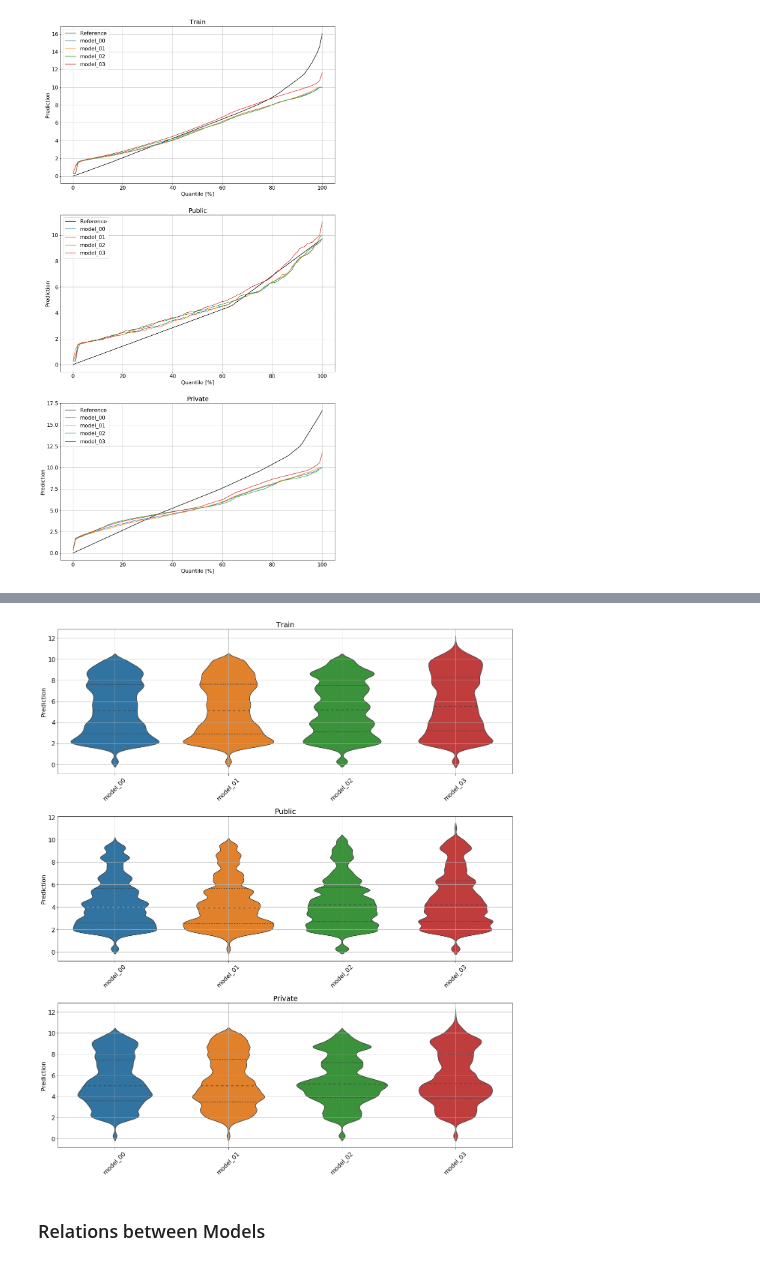
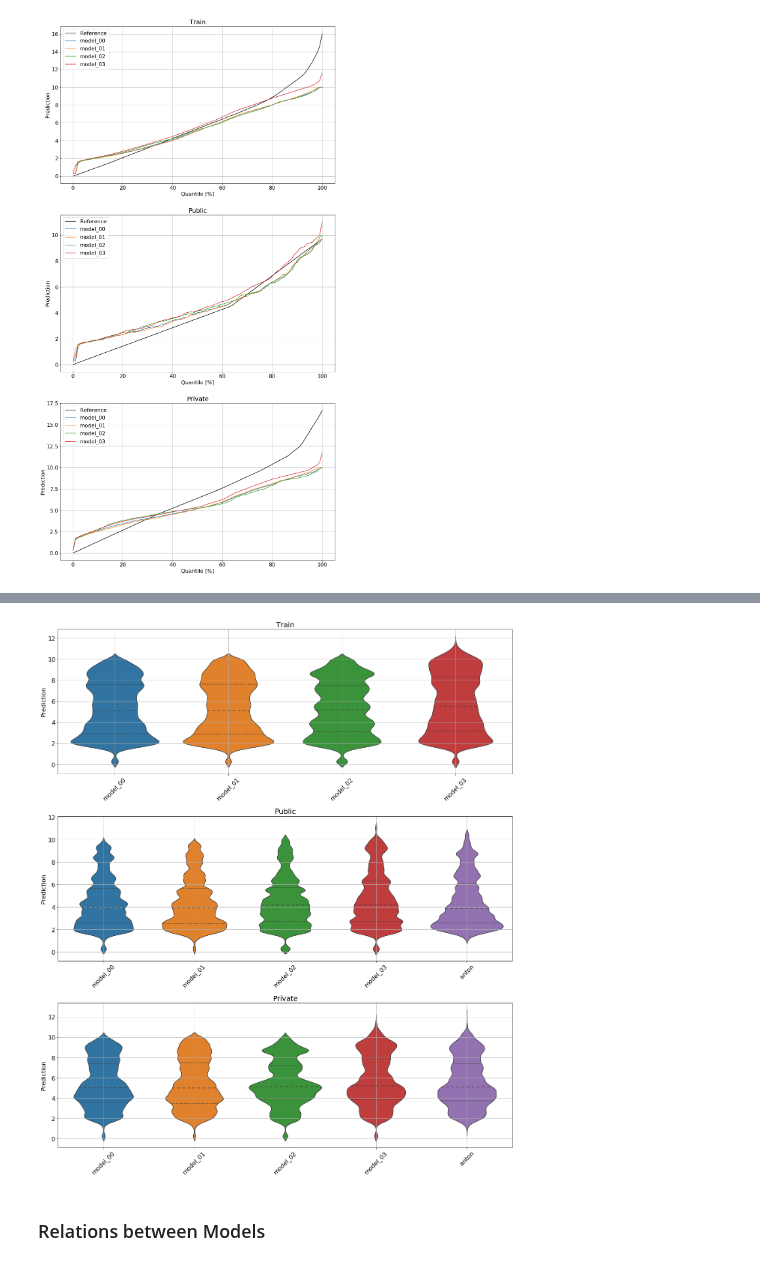
Before and after one commit to ido90/Earthquakes, a Jupyter notebook: Features Analysis/final_models_analysis.ipynb, the cells around one changed output, grey strips where cells are left out. Drawn from its saved outputs; the diff is of its cells as text; code cells hidden in the pictures.

```diff
--- a/Features Analysis/final_models_analysis.ipynb
+++ b/Features Analysis/final_models_analysis.ipynb
@@ -78,6 +75,7 @@ p_test = pd.DataFrame({f'model_{i:02d}':np.load(PREDS/f'predictions-{i:02d}.npy'
 # test ttf reference ( = currently best submission)
 test_ref = pd.read_csv('test_ref.csv').time_to_failure.values # array of estimated test ttf
 # %%
+p_test['anton'] = pd.read_csv('anton_submission.csv').time_to_failure
 p_public = p_test.loc[public_ids]
 p_private = p_test.loc[np.logical_not(public_ids)]
 train_ref = meta.qt
@@ -315,17 +369,17 @@ dd
 # %%
 _, axs = plt.subplots(3,1, figsize=(18,21))
 
 for i, preds in enumerate((p_train,p_public,p_test)):
     ax = axs[i]
-    sns.violinplot(data=preds[estimates], inner='quart', ax=ax, bw=0.1)
+    sns.violinplot(data=preds, inner='quart', ax=ax, bw=0.1)
     ax.grid()
     ax.set_title(('Train','Public','Private')[i])
     ax.set_ylabel('Prediction')
     for tick in ax.get_xticklabels(): tick.set_rotation(45)
 
 plt.tight_layout()
 # %% [output]
-[figure, old version]
+[figure, new version]
 # %% [markdown]
 ### Relations between Models
 # %%
```
Also changed, not shown: parts of 21 cells of this notebook.
